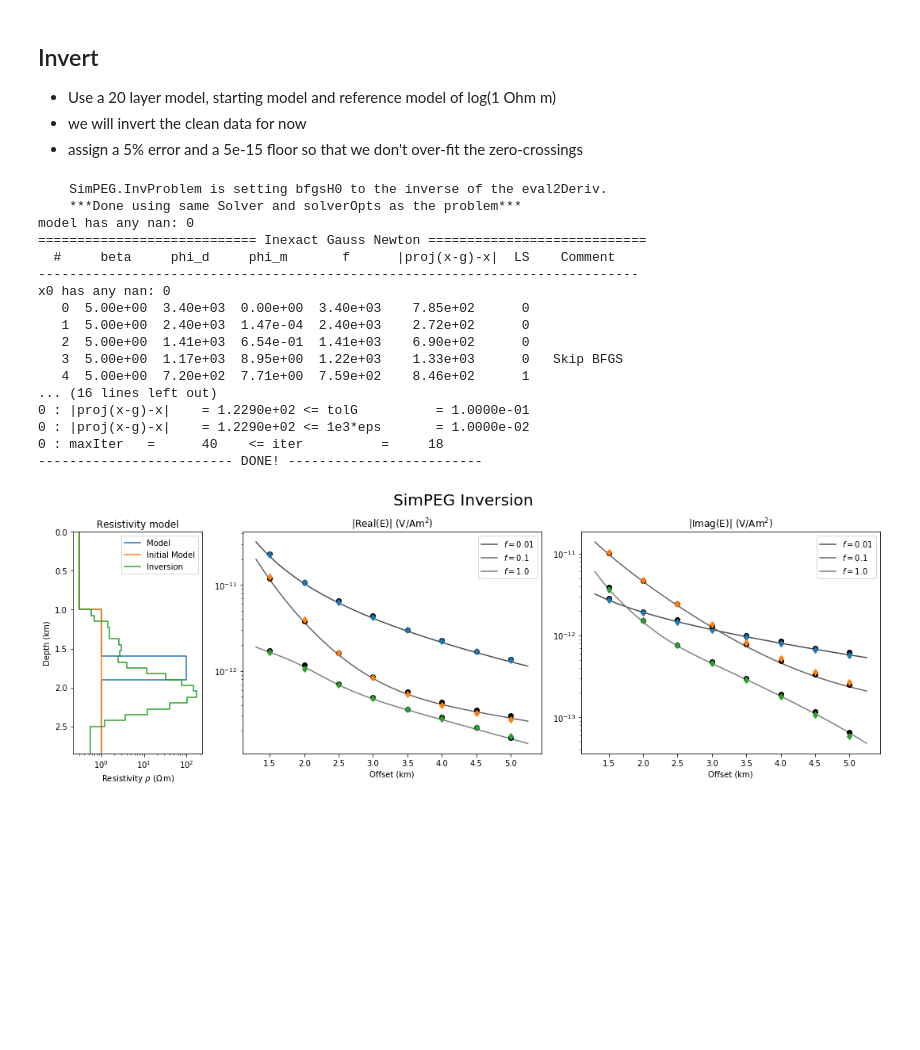
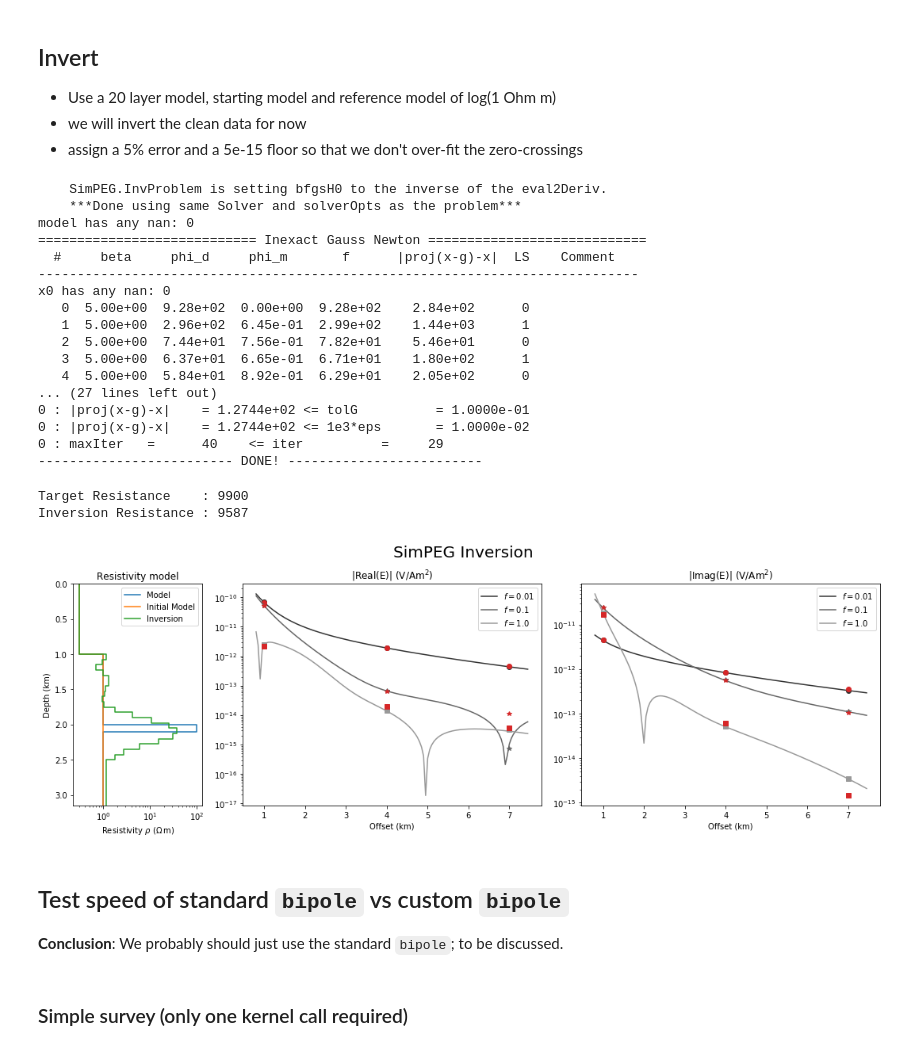
Before and after one commit to opengeophysics/scratchpad, a Jupyter notebook: SecondTest-simple.ipynb, the cells around one changed output. Saved outputs shown, nothing was run; the diff lists cells and outputs as text; code cells hidden in the pictures; blank space fills up the shorter version.

Commit message:
Mainly figures; improvements; clarifications

```diff
--- a/SecondTest-simple.ipynb
+++ b/SecondTest-simple.ipynb
@@ -46,12 +46,25 @@ import empymod
 
 Define all data as required by `empymod.bipole`, except the time-domain arguments (`freq` instead `freqtime`; `signal`, `ft`, `ftarg`).
 # %%
-depth = np.array([ -np.infty, 0, 1000, 1600, 1900]) # Layer boundaries
+# # Case 1: 2 sources, 4 receivers (8 offsets), 3 frequencies; target at 600 m depth, 300 m thick
+
+# depth = np.array([ -np.infty, 0, 1000, 1600, 1900]) # Layer boundaries
+# res = np.array([2e14, .3, 1, 100, 1])    # Air, sea, overburden, target, underburden
+# freq = np.array([0.01, 0.1, 1.])         # 0.01, 0.1 & 1 Hz
+# sx = np.array([0, 500])                  # Source x-points
+# src = [sx, sx*0, 900, 0, 0]              # Src coordinates
+# x = np.arange(2, 6)*1000                 # Receiver x-points
+# rec = [x, x*0, 1000, 0, 0]               # Rec coordinates
+
+
+# # Case 2: 3 offsets, 3 frequencies; target at 1 km depth, 100 m thick
+
+depth = np.array([ -np.infty, 0, 1000, 2000, 2100]) # Layer boundaries
 res = np.array([2e14, .3, 1, 100, 1])    # Air, sea, overburden, target, underburden
 freq = np.array([0.01, 0.1, 1.])         # 0.01, 0.1 & 1 Hz
-sx = np.array([0, 500])                  # Source x-points
+sx = np.array([0])                       # Source x-points
 src = [sx, sx*0, 900, 0, 0]              # Src coordinates
-x = np.arange(2, 6)*1000                 # Receiver x-points
+x = np.array([1000, 4000, 7000])         # Receiver x-points
 rec = [x, x*0, 1000, 0, 0]               # Rec coordinates
 # %% [markdown]
 ### 1.2 Create data and add noise
@@ -62,14 +75,14 @@ Add 5 % random noise and a noise level of 10e-15 V/m.
 data = empymod.bipole(src, rec, depth, res, freq)
 
 # Generate noise
-mask = 5e-2*(1.5 - np.random.random_sample(data.shape))
-maskn = 1e-15*(1.5 - np.random.random_sample(data.shape))
+mask = 1e-1*(0.5 - np.random.random_sample(data.shape))
+maskn = 1e-15*(0.5 - np.random.random_sample(data.shape))
 
 # Apply noise
 data = data*(1 + mask) + maskn
 
 # Lets also calculate a denser model
-xf = np.arange(26, 106)*50       # Offsets
+xf = np.arange(16, 150)*50       # Offsets
 full = empymod.bipole([sx[0], sx[0], src[2], src[3], src[4]], [xf, xf*0, rec[2], rec[3], rec[4]], depth, res, freq)
 
 # Ensure dimensionality, because empymod.dipole squeezes the output
@@ -128,16 +141,18 @@ def plot_data(title, res, idata=None):
         plt.sca(ax)
 
         # Loop over frequencies
+        markers = ['o', '*', 's', 'd', 'p', '+', 'x']
         for i, f in enumerate(freq):
             # Plot True model
-            plt.semilogy(xf/1000, np.abs(ri_type(full[i, :])), str(0.3+i*0.1), label='$f=$'+str(f))
+            plt.semilogy(xf/1000, np.abs(ri_type(full[i, :])), str(0.2+i*0.2), label='$f=$'+str(f))
 
             # Plot data
-            plt.semilogy(off/1000, np.abs(ri_type(data[i, :].ravel('F'))), 'ko')
+            plt.semilogy(off/1000, np.abs(ri_type(data[i, :].ravel('F'))), ls='none', marker=markers[i],
+                         color=str(0.2+i*0.2))
 
             # Plot inversion result
             if np.any(idata):
-                plt.semilogy(off/1000, np.abs(ri_type(idata[i, :].ravel('F'))), 'd')
+                plt.semilogy(off/1000, np.abs(ri_type(idata[i, :].ravel('F'))), 'C3', ls='none', marker=markers[i])
 
         # Legend
         plt.legend(loc='best')
@@ -461,21 +476,31 @@ model has any nan: 0
   #     beta     phi_d     phi_m       f      |proj(x-g)-x|  LS    Comment
 -----------------------------------------------------------------------------
 x0 has any nan: 0
-   0  5.00e+00  3.40e+03  0.00e+00  3.40e+03    7.85e+02      0
-   1  5.00e+00  2.40e+03  1.47e-04  2.40e+03    2.72e+02      0
-   2  5.00e+00  1.41e+03  6.54e-01  1.41e+03    6.90e+02      0
-   3  5.00e+00  1.17e+03  8.95e+00  1.22e+03    1.33e+03      0   Skip BFGS
-   4  5.00e+00  7.20e+02  7.71e+00  7.59e+02    8.46e+02      1
-... (16 lines left out)
-0 : |proj(x-g)-x|    = 1.2290e+02 <= tolG          = 1.0000e-01
-0 : |proj(x-g)-x|    = 1.2290e+02 <= 1e3*eps       = 1.0000e-02
-0 : maxIter   =      40    <= iter          =     18
+   0  5.00e+00  9.28e+02  0.00e+00  9.28e+02    2.84e+02      0
+   1  5.00e+00  2.96e+02  6.45e-01  2.99e+02    1.44e+03      1
+   2  5.00e+00  7.44e+01  7.56e-01  7.82e+01    5.46e+01      0
+   3  5.00e+00  6.37e+01  6.65e-01  6.71e+01    1.80e+02      1
+   4  5.00e+00  5.84e+01  8.92e-01  6.29e+01    2.05e+02      0
+... (27 lines left out)
+0 : |proj(x-g)-x|    = 1.2744e+02 <= tolG          = 1.0000e-01
+0 : |proj(x-g)-x|    = 1.2744e+02 <= 1e3*eps       = 1.0000e-02
+0 : maxIter   =      40    <= iter          =     29
 ------------------------- DONE! -------------------------
 # %%
+thick = mesh.gridN[3:]-mesh.gridN[2:-1]
+TR = np.sum(thick*(prob.rho_map*mrec)[2:-1])-np.sum(thick*(prob.rho_map*m0)[2:-1])
+print('Target Resistance    :', 100*(100-1), '\nInversion Resistance :', int(np.round(TR)))
+
 plot_data('SimPEG Inversion',
           {'Model': (depth, res),
            'Initial Model': (mesh.gridN, prob.rho_map*m0),
            'Inversion': (mesh.gridN, prob.rho_map*mrec)},
           (re_field(prob.fields(mrec))))
 # %% [output]
+Target Resistance    : 9900
+Inversion Resistance : 9587
-[figure, old version]
+[figure, new version]
+# %% [markdown]
+## Test speed of standard `bipole` vs custom `bipole`
+
+**Conclusion**: We probably should just use the standard `bipole`; to be discussed.
@@ -481,0 +715,2 @@ plot_data('SimPEG Inversion',
+# %% [markdown]
+### Simple survey (only one kernel call required)
```
Also changed, not shown: parts of 12 cells of this notebook, 2 other files.
